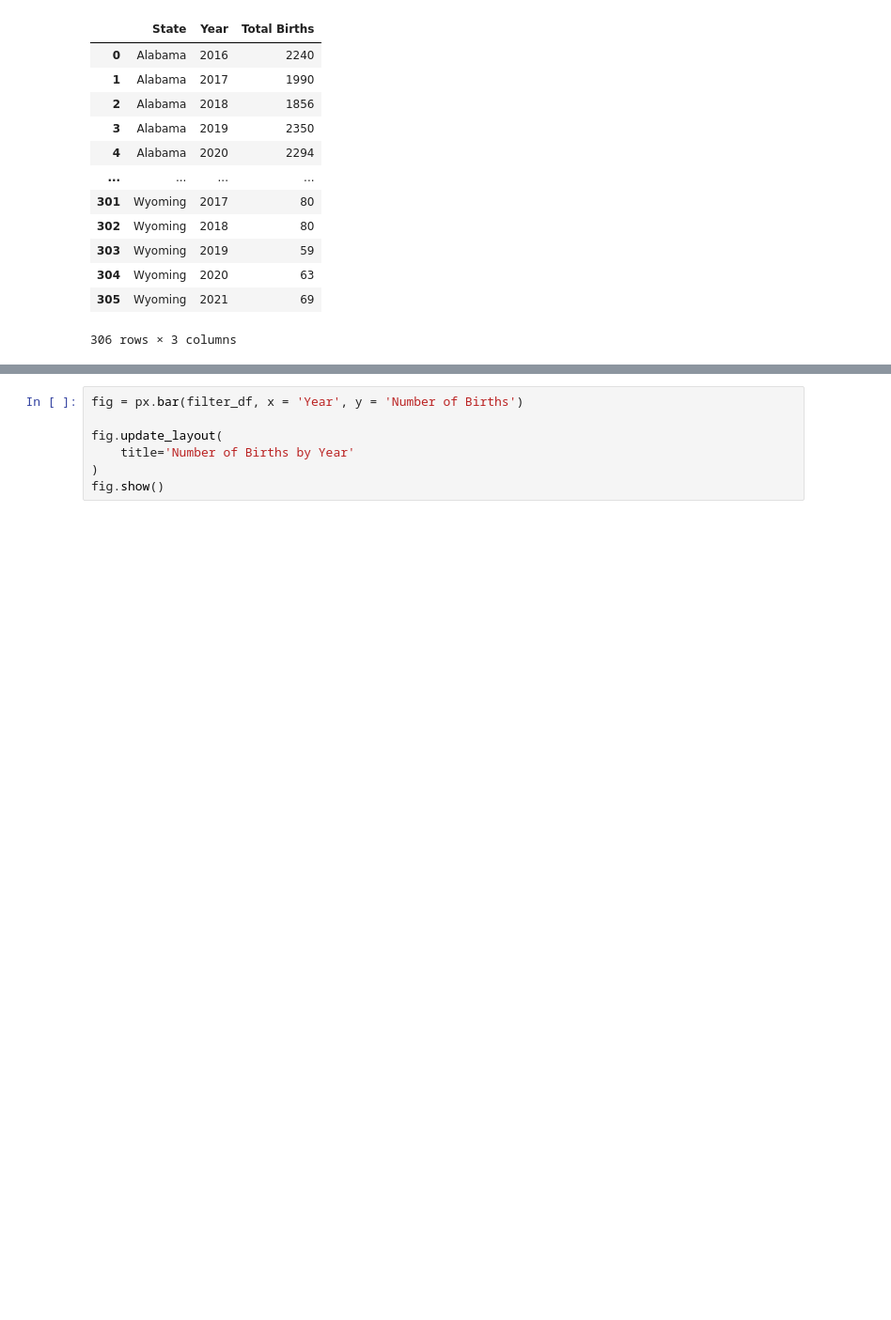
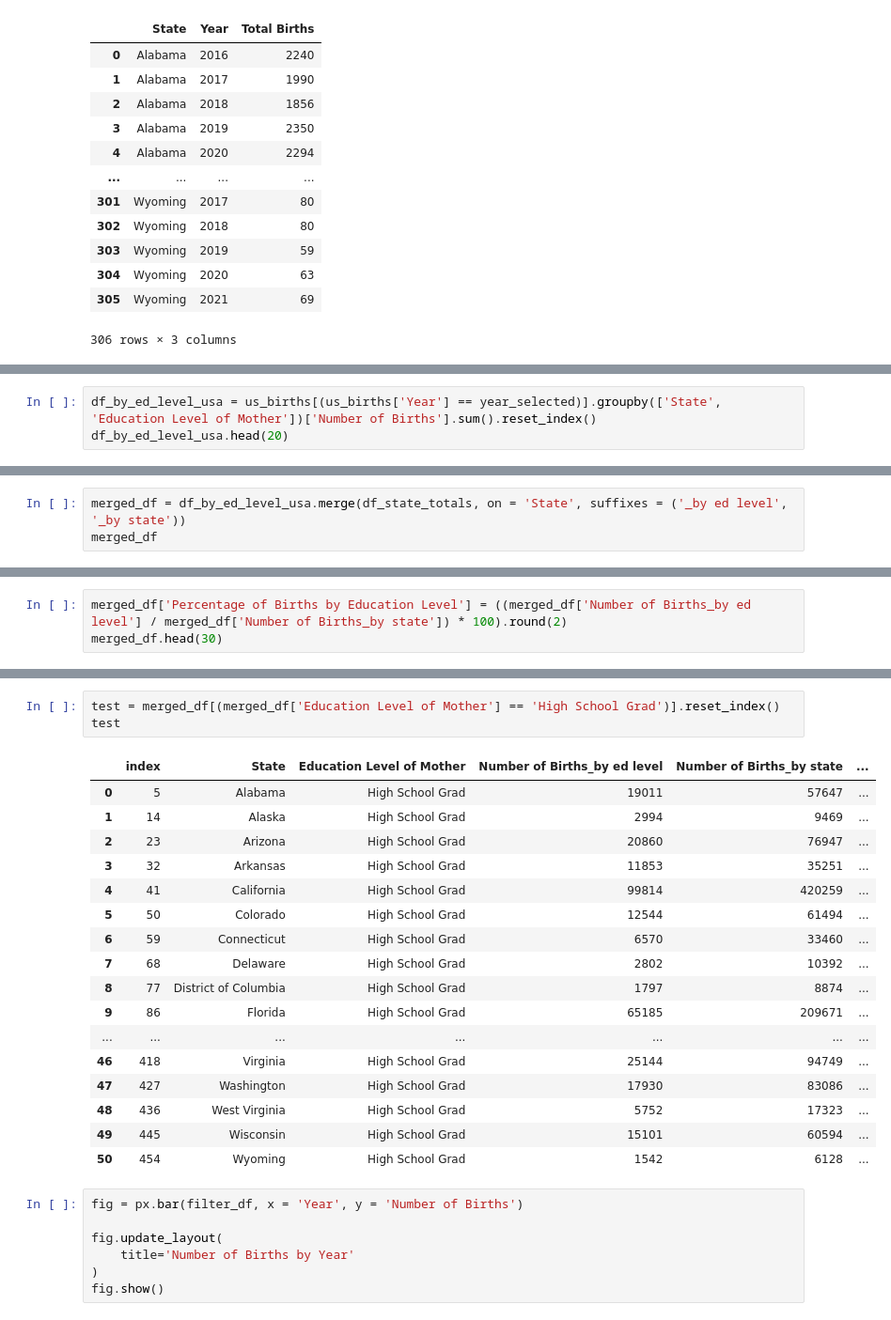
Before and after one commit to avt1993/US-Births-2016-2021, a Jupyter notebook: US_Births_Data_Cleaning.ipynb, the cells around one changed output, grey strips where cells are left out. Shown at 94% size. Saved outputs shown, nothing was run; the diff lists cells and outputs as text; blank space fills up the shorter version.

```diff
--- a/US_Births_Data_Cleaning.ipynb
+++ b/US_Births_Data_Cleaning.ipynb
@@ -85,0 +96,3 @@ filter_df
+# %%
+df_by_ed_level_usa = us_births[(us_births['Year'] == year_selected)].groupby(['State', 'Education Level of Mother'])['Number of Births'].sum().reset_index()
+df_by_ed_level_usa.head(20)
@@ -85,0 +117,3 @@ filter_df
+# %%
+merged_df = df_by_ed_level_usa.merge(df_state_totals, on = 'State', suffixes = ('_by ed level', '_by state'))
+merged_df
@@ -85,0 +134,3 @@ filter_df
+# %%
+merged_df['Percentage of Births by Education Level'] = ((merged_df['Number of Births_by ed level'] / merged_df['Number of Births_by state']) * 100).round(2)
+merged_df.head(30)
@@ -86,3 +155,24 @@ filter_df
+# %%
+test = merged_df[(merged_df['Education Level of Mother'] == 'High School Grad')].reset_index()
+test
+# %% [output]
+|  | index | State | Education Level of Mother | Number of Births_by ed level | Number of Births_by state | ... |
+| 0 | 5 | Alabama | High School Grad | 19011 | 57647 | ... |
+| 1 | 14 | Alaska | High School Grad | 2994 | 9469 | ... |
+| 2 | 23 | Arizona | High School Grad | 20860 | 76947 | ... |
+| 3 | 32 | Arkansas | High School Grad | 11853 | 35251 | ... |
+| 4 | 41 | California | High School Grad | 99814 | 420259 | ... |
+| 5 | 50 | Colorado | High School Grad | 12544 | 61494 | ... |
+| 6 | 59 | Connecticut | High School Grad | 6570 | 33460 | ... |
+| 7 | 68 | Delaware | High School Grad | 2802 | 10392 | ... |
+| 8 | 77 | District of Columbia | High School Grad | 1797 | 8874 | ... |
+| 9 | 86 | Florida | High School Grad | 65185 | 209671 | ... |
+| ... | ... | ... | ... | ... | ... | ... |
+| 46 | 418 | Virginia | High School Grad | 25144 | 94749 | ... |
+| 47 | 427 | Washington | High School Grad | 17930 | 83086 | ... |
+| 48 | 436 | West Virginia | High School Grad | 5752 | 17323 | ... |
+| 49 | 445 | Wisconsin | High School Grad | 15101 | 60594 | ... |
+| 50 | 454 | Wyoming | High School Grad | 1542 | 6128 | ... |
 # %%
 fig = px.bar(filter_df, x = 'Year', y = 'Number of Births')
 
```
Also changed, not shown: parts of 27 cells of this notebook, 2 other files.
